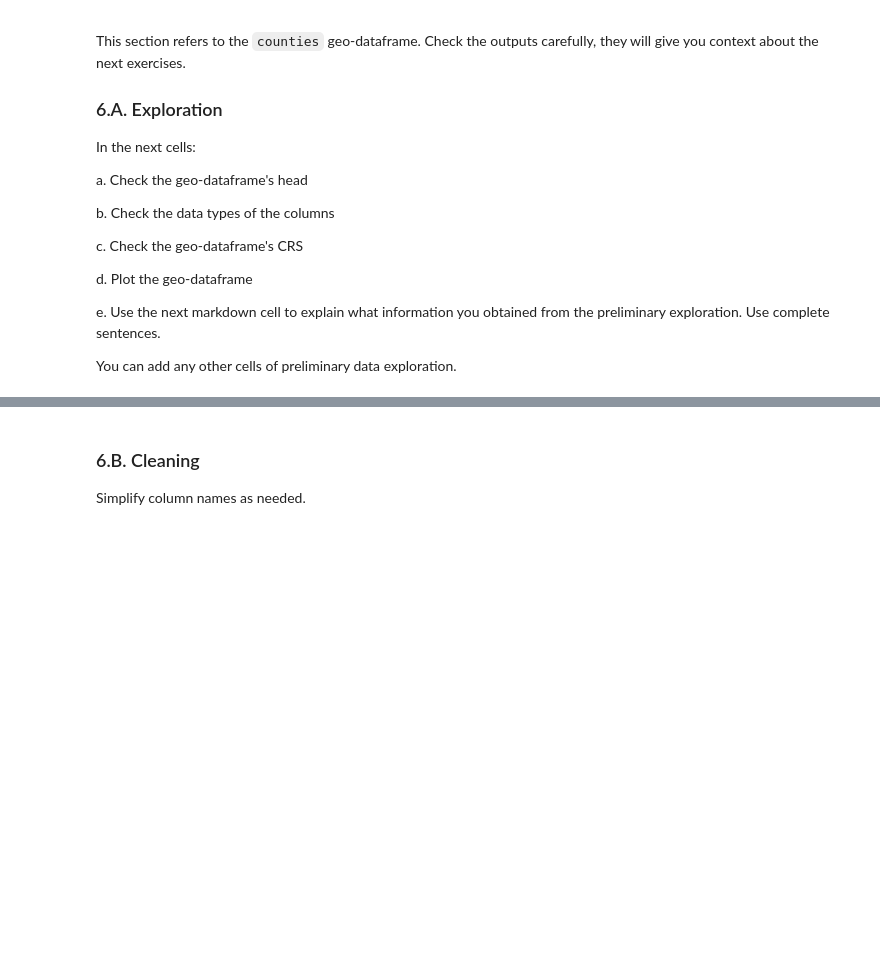
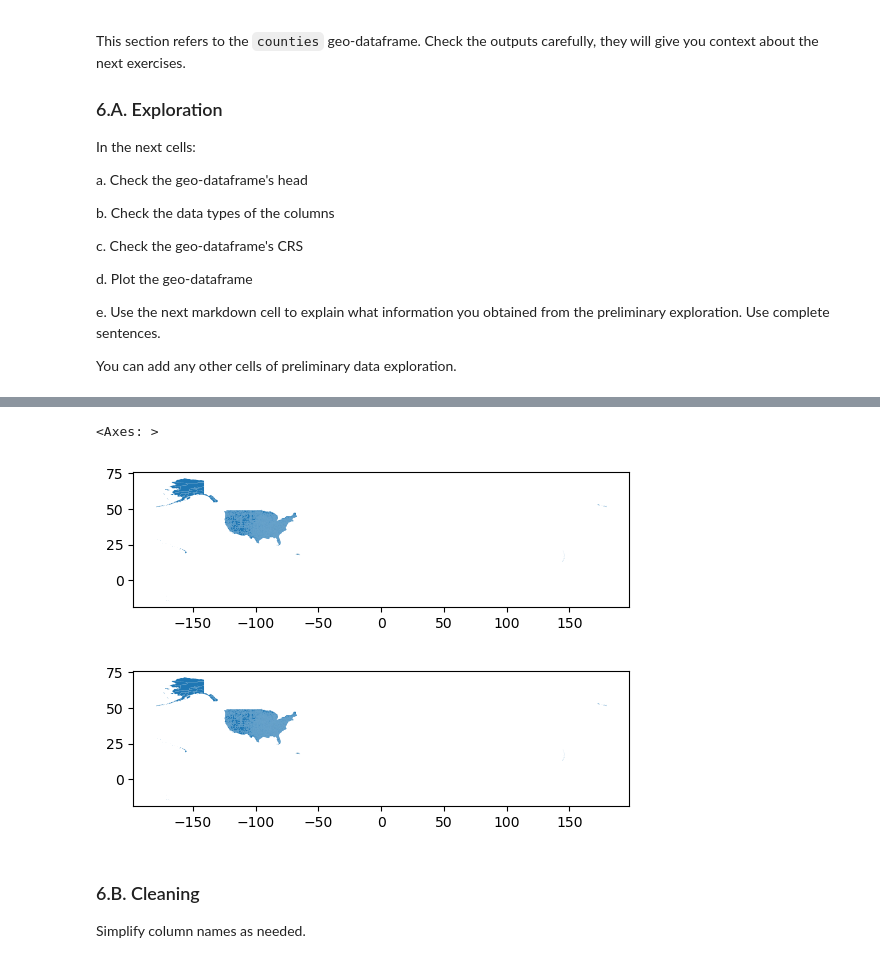
Before and after one commit to kailani-boop/eds220-hwk3, a Jupyter notebook: hwk3-task2-spills.ipynb, the cells around one changed output, grey strips where cells are left out. Cells and saved outputs as stored; diff of their text form; code cells hidden in the pictures; blank space fills up the shorter version.

```diff
--- a/hwk3-task2-spills.ipynb
+++ b/hwk3-task2-spills.ipynb
@@ -401,3 +442,10 @@ _Type your answer here, replacing this text._
+# %%
+# d. Plotting the counties dataframe
+counties.plot()
+# %% [output]
+<Axes: >
+[figure, added]
+[figure, added]
 # %% [markdown]
 <!-- END QUESTION -->
 
```
Also changed, not shown: parts of 26 cells of this notebook.
